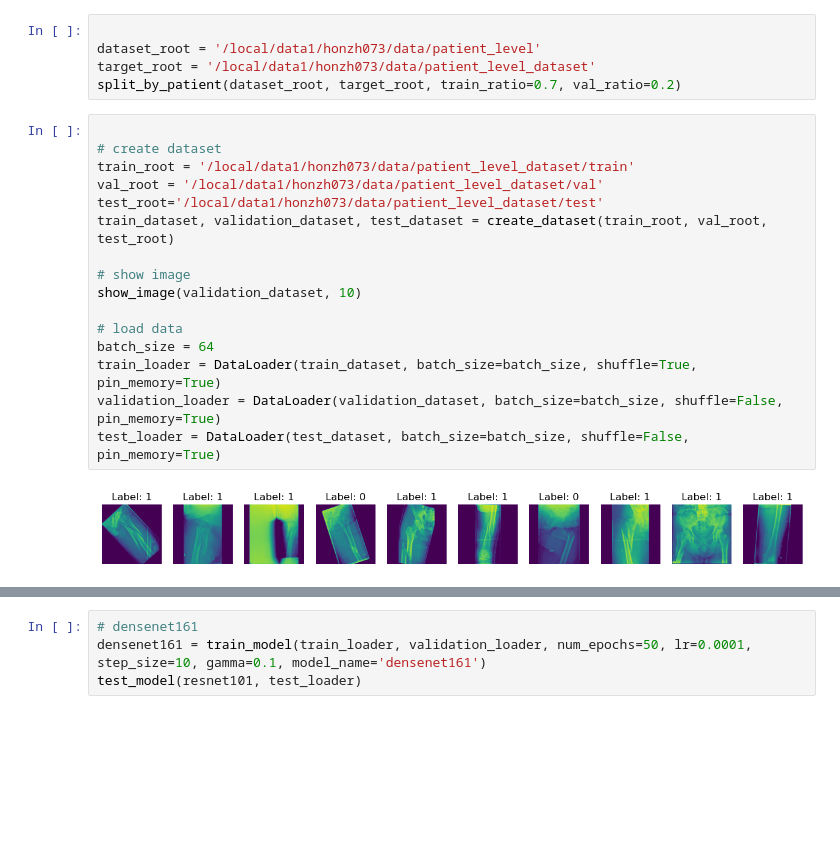
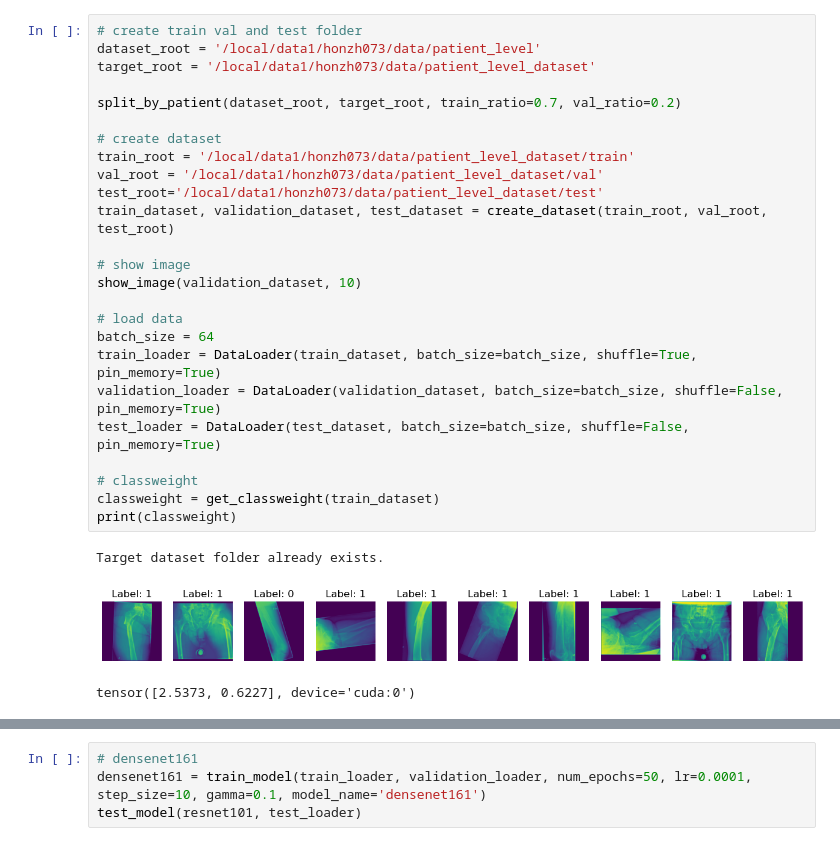
Before and after one commit to honzh073/FL, a Jupyter notebook: code/2_patient_level/2_2_patient_level.ipynb, the cells around one changed output, grey strips where cells are left out. Drawn from its saved outputs; the diff is of its cells as text; blank space fills up the shorter version.

```diff
--- a/code/2_patient_level/2_2_patient_level.ipynb
+++ b/code/2_patient_level/2_2_patient_level.ipynb
@@ -280,28 +293,34 @@ def test_model(model, test_loader):
     print(conf_matrix)
     print("Classification Report:")
     print(classification_rep)
-# %%
-
-dataset_root = '/local/data1/honzh073/data/patient_level'
-target_root = '/local/data1/honzh073/data/patient_level_dataset'
-split_by_patient(dataset_root, target_root, train_ratio=0.7, val_ratio=0.2)
 # %%
+# create train val and test folder
+dataset_root = '/local/data1/honzh073/data/patient_level'
+target_root = '/local/data1/honzh073/data/patient_level_dataset'
+
+split_by_patient(dataset_root, target_root, train_ratio=0.7, val_ratio=0.2)
 
 # create dataset
 train_root = '/local/data1/honzh073/data/patient_level_dataset/train'
 val_root = '/local/data1/honzh073/data/patient_level_dataset/val'
 test_root='/local/data1/honzh073/data/patient_level_dataset/test'
 train_dataset, validation_dataset, test_dataset = create_dataset(train_root, val_root, test_root)
 
 # show image
 show_image(validation_dataset, 10)
 
 # load data
 batch_size = 64
 train_loader = DataLoader(train_dataset, batch_size=batch_size, shuffle=True, pin_memory=True)
 validation_loader = DataLoader(validation_dataset, batch_size=batch_size, shuffle=False, pin_memory=True)
 test_loader = DataLoader(test_dataset, batch_size=batch_size, shuffle=False, pin_memory=True)
+
+# classweight
+classweight = get_classweight(train_dataset)
+print(classweight)
 # %% [output]
+Target dataset folder already exists.
-[figure, old version]
+[figure, new version]
+tensor([2.5373, 0.6227], device='cuda:0')
 # %%
 # resnet50
```
Also changed, not shown: parts of 5 cells of this notebook, 2 other files.
